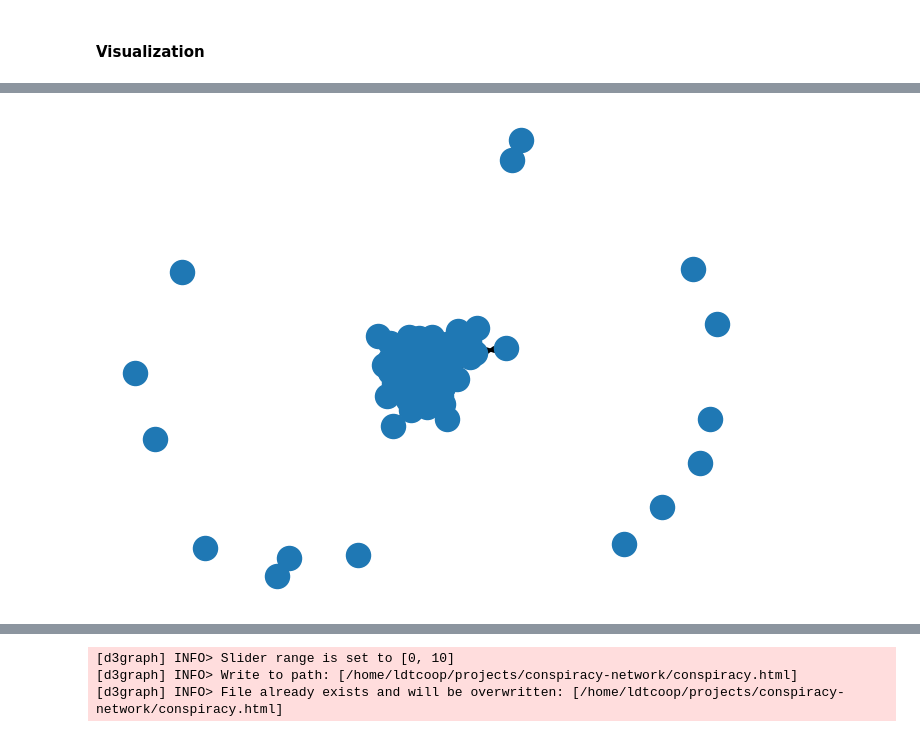
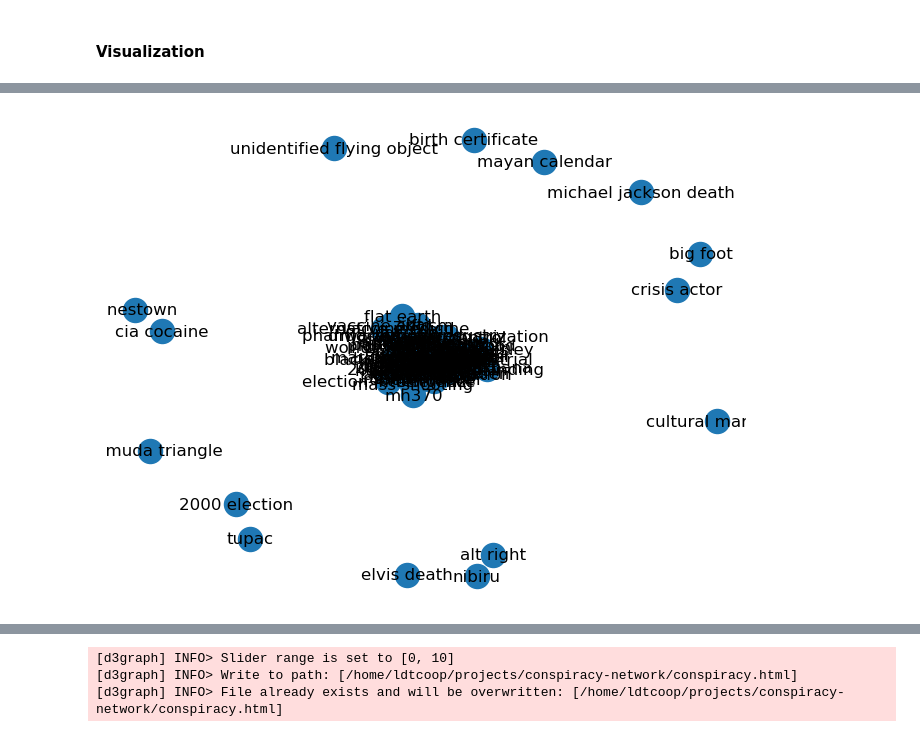
Before and after one commit to ldtcooper/conspiracy-network, a Jupyter notebook: notebook.ipynb, the cells around one changed output, grey strips where cells are left out. Cells and saved outputs as stored; diff of their text form; code cells hidden in the pictures.

Commit message:
main Soft launch network graph

```diff
--- a/notebook.ipynb
+++ b/notebook.ipynb
@@ -411,25 +439,25 @@ See the caveats in the documentation: https://pandas.pydata.org/pandas-docs/stab
 # %%
 G = nx.DiGraph()
 key_counts = dict(key_counts)
 
 for k in key_counts.keys():
     G.add_node(k, label=k, size=key_counts[k])
 
 for row in rule_list.values.tolist():
     G.add_edge(row[0], row[1], weight=row[2])
 
 
 # pos = nx.spring_layout(G, seed=7)
 
 # nx.draw_networkx_edges(G, pos, width=list(nx.get_edge_attributes(G, "weight").values()))
 
 # # node labels
 # nx.draw_networkx_labels(G, pos, font_size=10, font_family="sans-serif")
 
 # nx.draw_networkx_nodes(G,pos,node_size=[key_counts[n] for n in G.nodes])
-nx.draw(G)
+nx.draw(G, with_labels=True)
 # %% [output]
-[figure, old version]
+[figure, new version]
 # %%
 key_counts = dict(key_counts)
 max_count = key_counts[max(key_counts, key= lambda x: key_counts[x])]
```
Also changed, not shown: parts of 13 cells of this notebook, 3 other files.
